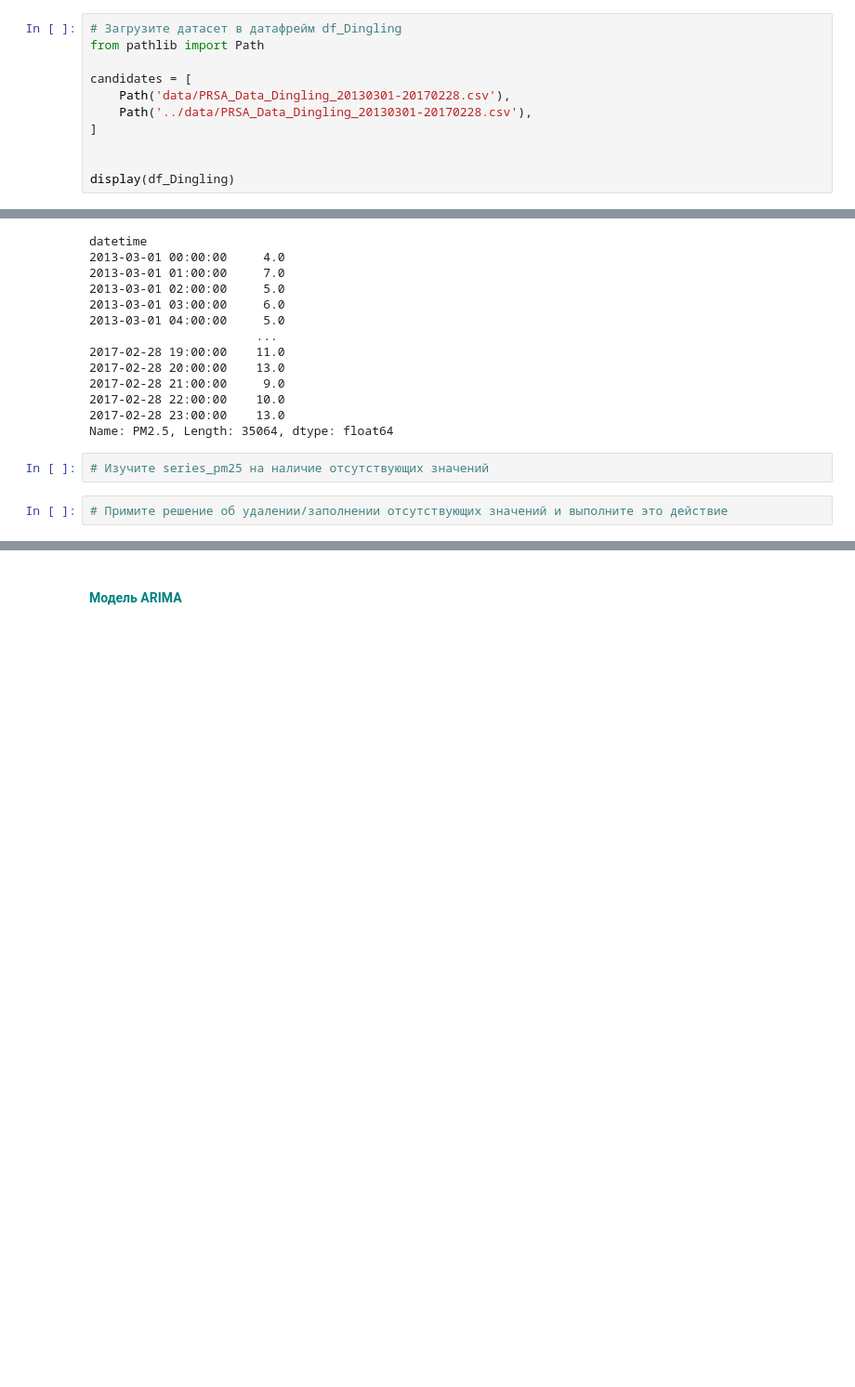
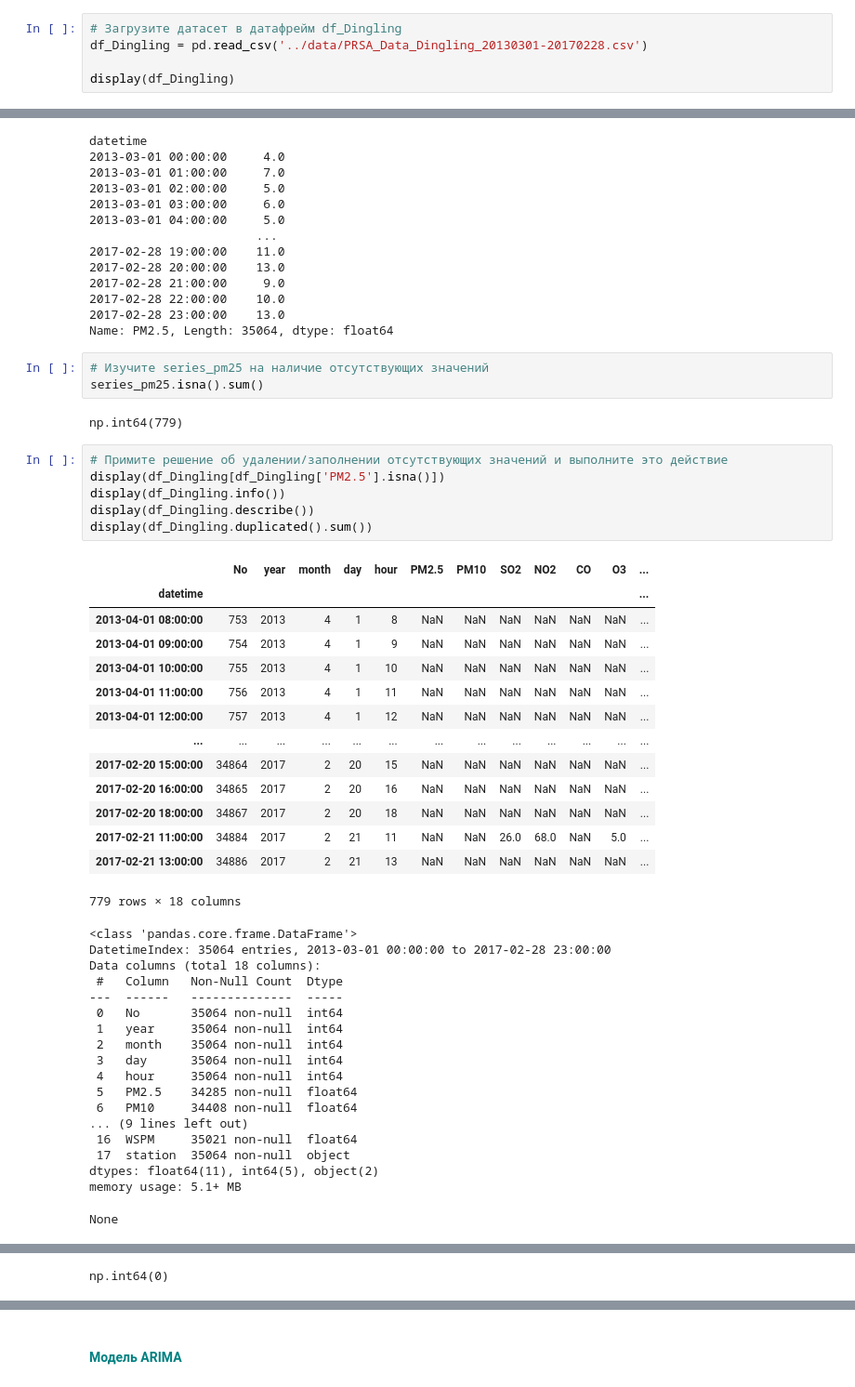
Before and after one commit to gggvitalii90/python_analytics_ich_120925, a Jupyter notebook: DZ_python_DA/HW_20_students.ipynb, the cells around one changed output, grey strips where cells are left out. Shown at 93% size. Saved outputs shown, nothing was run; the diff lists cells and outputs as text; blank space fills up the shorter version.

```diff
--- a/DZ_python_DA/HW_20_students.ipynb
+++ b/DZ_python_DA/HW_20_students.ipynb
@@ -12,13 +12,7 @@ from prophet import Prophet
 import numpy as np
 # %%
 # Загрузите датасет в датафрейм df_Dingling
-from pathlib import Path
-
-candidates = [
-    Path('data/PRSA_Data_Dingling_20130301-20170228.csv'),
-    Path('../data/PRSA_Data_Dingling_20130301-20170228.csv'),
-]
-
+df_Dingling = pd.read_csv('../data/PRSA_Data_Dingling_20130301-20170228.csv')
 
 display(df_Dingling)
 # %% [output]
@@ -94,5 +88,45 @@ datetime
 Name: PM2.5, Length: 35064, dtype: float64
 # %%
 # Изучите series_pm25 на наличие отсутствующих значений
+series_pm25.isna().sum()
+# %% [output]
+np.int64(779)
 # %%
 # Примите решение об удалении/заполнении отсутствующих значений и выполните это действие
+display(df_Dingling[df_Dingling['PM2.5'].isna()])
+display(df_Dingling.info())
+display(df_Dingling.describe())
+display(df_Dingling.duplicated().sum())
+# %% [output]
+|  | No | year | month | day | hour | PM2.5 | PM10 | SO2 | NO2 | CO | O3 | ... |
+| datetime |  |  |  |  |  |  |  |  |  |  |  | ... |
+| 2013-04-01 08:00:00 | 753 | 2013 | 4 | 1 | 8 | NaN | NaN | NaN | NaN | NaN | NaN | ... |
+| 2013-04-01 09:00:00 | 754 | 2013 | 4 | 1 | 9 | NaN | NaN | NaN | NaN | NaN | NaN | ... |
+| 2013-04-01 10:00:00 | 755 | 2013 | 4 | 1 | 10 | NaN | NaN | NaN | NaN | NaN | NaN | ... |
+| 2013-04-01 11:00:00 | 756 | 2013 | 4 | 1 | 11 | NaN | NaN | NaN | NaN | NaN | NaN | ... |
+| 2013-04-01 12:00:00 | 757 | 2013 | 4 | 1 | 12 | NaN | NaN | NaN | NaN | NaN | NaN | ... |
+| ... | ... | ... | ... | ... | ... | ... | ... | ... | ... | ... | ... | ... |
+| 2017-02-20 15:00:00 | 34864 | 2017 | 2 | 20 | 15 | NaN | NaN | NaN | NaN | NaN | NaN | ... |
+| 2017-02-20 16:00:00 | 34865 | 2017 | 2 | 20 | 16 | NaN | NaN | NaN | NaN | NaN | NaN | ... |
+| 2017-02-20 18:00:00 | 34867 | 2017 | 2 | 20 | 18 | NaN | NaN | NaN | NaN | NaN | NaN | ... |
+| 2017-02-21 11:00:00 | 34884 | 2017 | 2 | 21 | 11 | NaN | NaN | 26.0 | 68.0 | NaN | 5.0 | ... |
+| 2017-02-21 13:00:00 | 34886 | 2017 | 2 | 21 | 13 | NaN | NaN | NaN | NaN | NaN | NaN | ... |
+779 rows × 18 columns
+<class 'pandas.core.frame.DataFrame'>
+DatetimeIndex: 35064 entries, 2013-03-01 00:00:00 to 2017-02-28 23:00:00
+Data columns (total 18 columns):
+ #   Column   Non-Null Count  Dtype
+---  ------   --------------  -----
+ 0   No       35064 non-null  int64
+ 1   year     35064 non-null  int64
+ 2   month    35064 non-null  int64
+ 3   day      35064 non-null  int64
+ 4   hour     35064 non-null  int64
+ 5   PM2.5    34285 non-null  float64
+ 6   PM10     34408 non-null  float64
+... (9 lines left out)
+ 16  WSPM     35021 non-null  float64
+ 17  station  35064 non-null  object
+dtypes: float64(11), int64(5), object(2)
+memory usage: 5.1+ MB
+None
@@ -98,0 +142 @@ Name: PM2.5, Length: 35064, dtype: float64
+np.int64(0)
```
Also changed, not shown: parts of 7 cells of this notebook, 10 other files.
